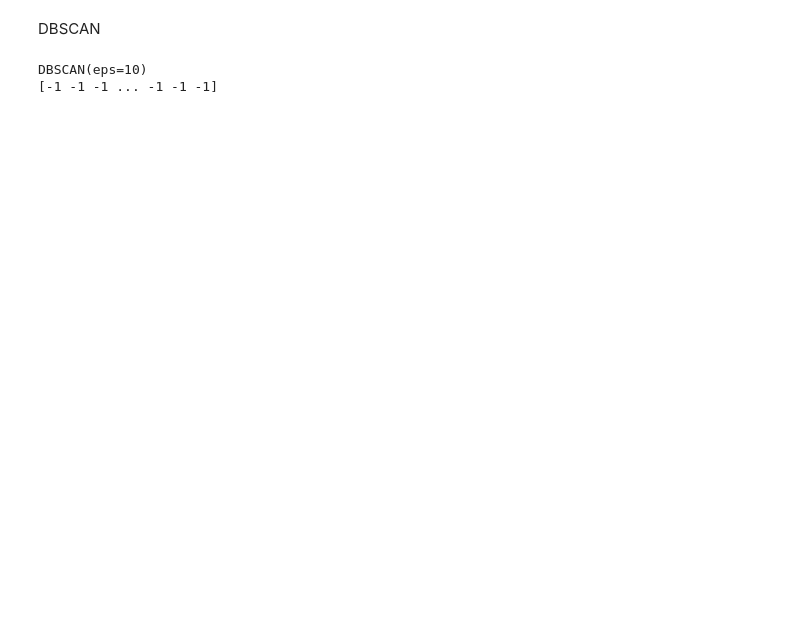
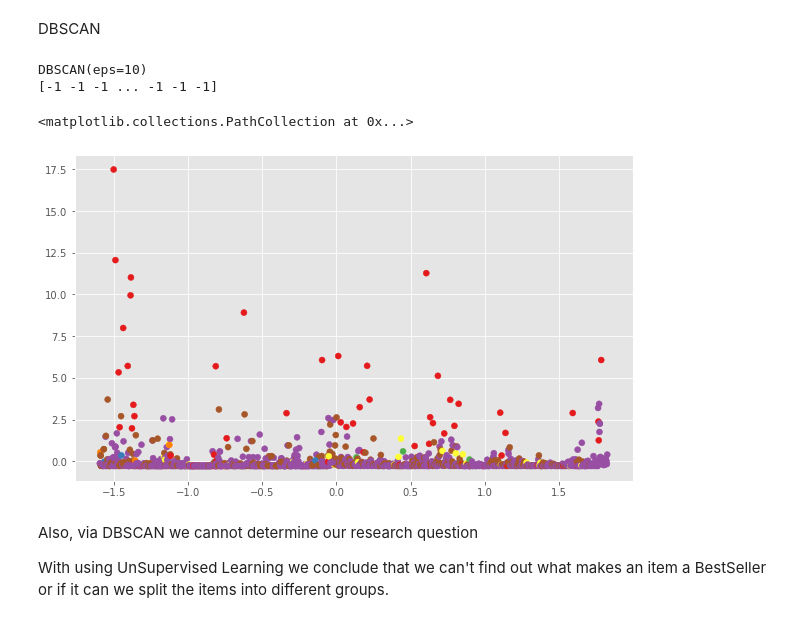
Before and after one commit to yanivlav/AmazonBestSellerPrediction, a Jupyter notebook: AmazonBestSellersPrediction.ipynb, the cells around one changed output. Cells and saved outputs as stored; diff of their text form; code cells hidden in the pictures; blank space fills up the shorter version.

```diff
--- a/AmazonBestSellersPrediction.ipynb
+++ b/AmazonBestSellersPrediction.ipynb
@@ -1479,3 +1541,16 @@ print(predicted_vals)
 # %% [output]
 DBSCAN(eps=10)
 [-1 -1 -1 ... -1 -1 -1]
+# %%
+db_model = DBSCAN(eps=1.5, min_samples=5)
+db_model.fit(dfScaled)
+y_pred = db_model.fit_predict(dfScaled)
+
+plt.scatter(dfScaled[:, 0], dfScaled[:, 1], c=y_pred,  marker="o", cmap=cmap)
+# %% [output]
+<matplotlib.collections.PathCollection at 0x...>
+[figure, added]
+# %% [markdown]
+Also, via DBSCAN we cannot determine our research question
+
+With using UnSupervised Learning we conclude that we can't find out what makes an item a BestSeller or if it can we split the items into different groups.
```
Also changed, not shown: parts of 18 cells of this notebook.
